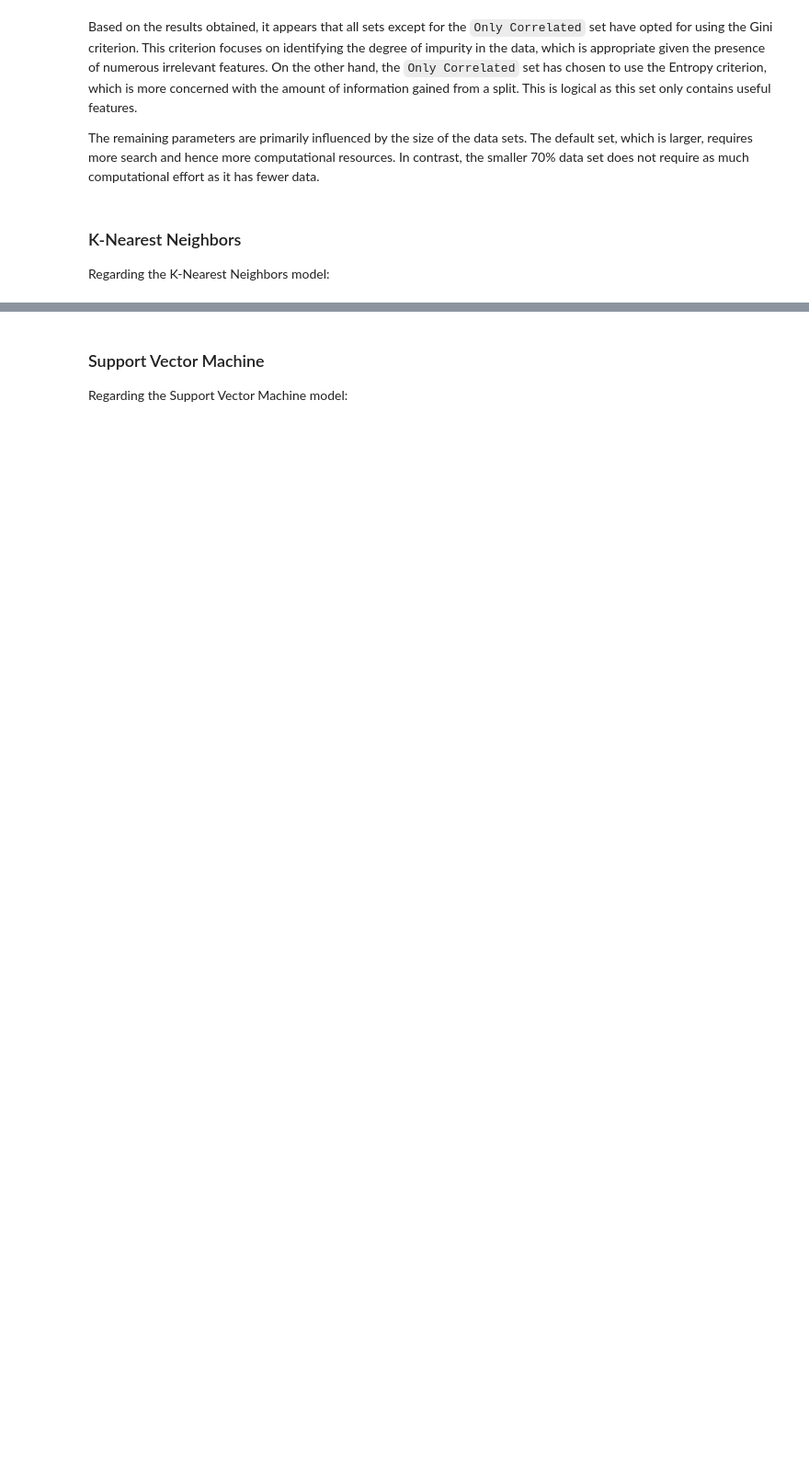
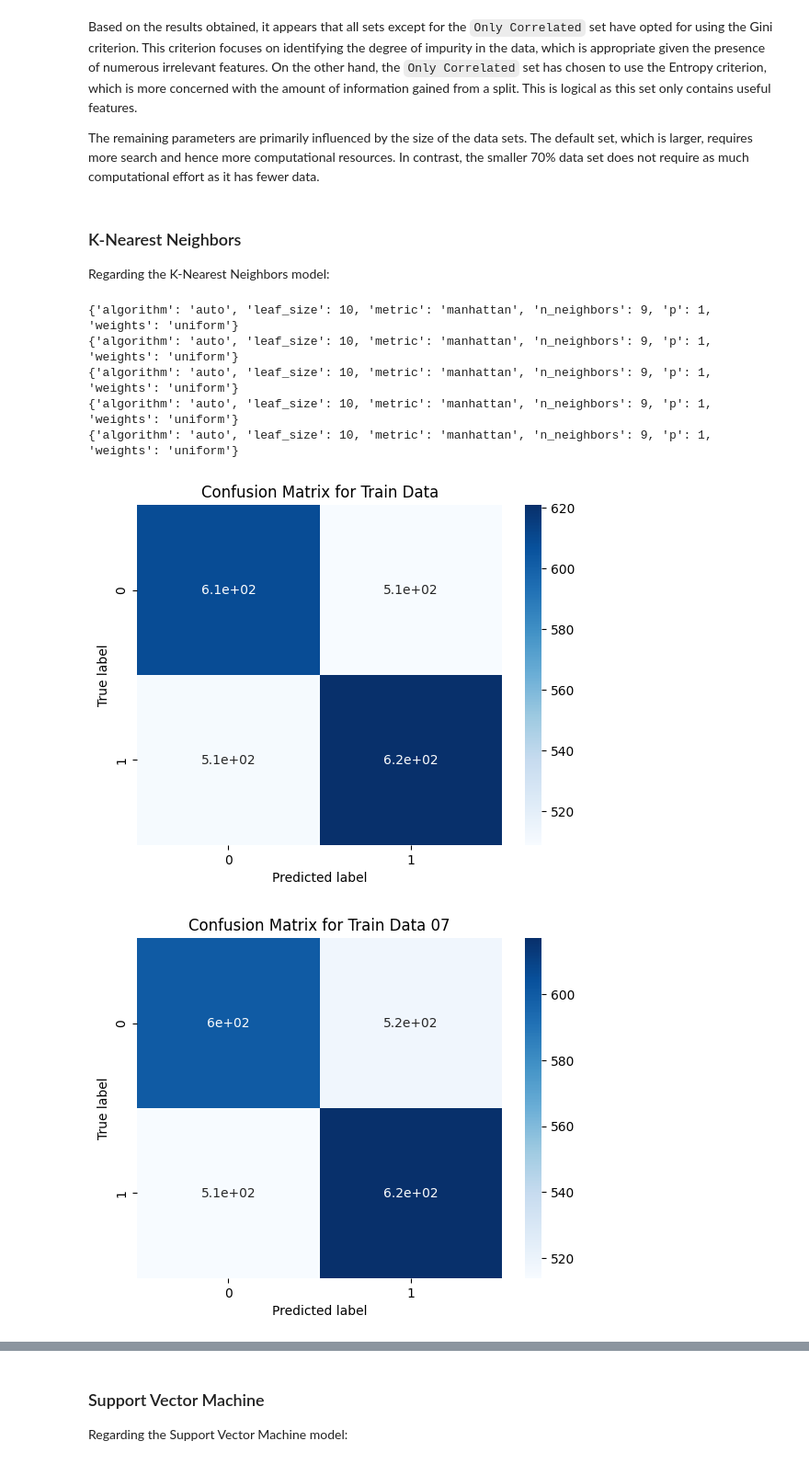
Before and after one commit to afs202005277/HeartDiseasePrediction, a Jupyter notebook: project.ipynb, the cells around one changed output, grey strips where cells are left out. Shown at 92% size. Drawn from its saved outputs; the diff is of its cells as text; code cells hidden in the pictures; blank space fills up the shorter version.

```diff
--- a/project.ipynb
+++ b/project.ipynb
@@ -700,3 +730,22 @@ The remaining parameters are primarily influenced by the size of the data sets.
 ### K-Nearest Neighbors
 
 Regarding the K-Nearest Neighbors model:
+# %%
+params = {
+    'n_neighbors': [1, 3, 5, 7, 9],
+    'weights': ['uniform', 'distance'],
+    'algorithm': ['auto', 'ball_tree', 'kd_tree', 'brute'],
+    'leaf_size': [10, 20, 30, 40, 50],
+    'p': [1, 2],
+    'metric': ['euclidean', 'manhattan', 'chebyshev']
+}
+
+grid_search_analysis(target_column, params, KNeighborsClassifier(), datasets, names)
+# %% [output]
+{'algorithm': 'auto', 'leaf_size': 10, 'metric': 'manhattan', 'n_neighbors': 9, 'p': 1, 'weights': 'uniform'}
+{'algorithm': 'auto', 'leaf_size': 10, 'metric': 'manhattan', 'n_neighbors': 9, 'p': 1, 'weights': 'uniform'}
+{'algorithm': 'auto', 'leaf_size': 10, 'metric': 'manhattan', 'n_neighbors': 9, 'p': 1, 'weights': 'uniform'}
+{'algorithm': 'auto', 'leaf_size': 10, 'metric': 'manhattan', 'n_neighbors': 9, 'p': 1, 'weights': 'uniform'}
+{'algorithm': 'auto', 'leaf_size': 10, 'metric': 'manhattan', 'n_neighbors': 9, 'p': 1, 'weights': 'uniform'}
+[figure, added]
+[figure, added]
```
Also changed, not shown: parts of 17 cells of this notebook, 6 other files.
